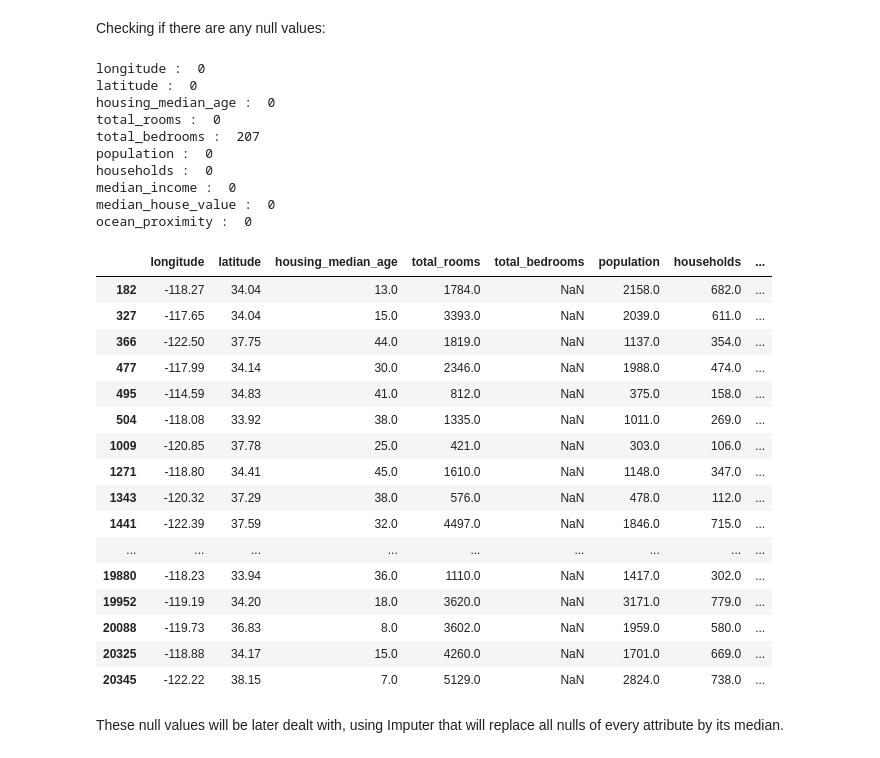
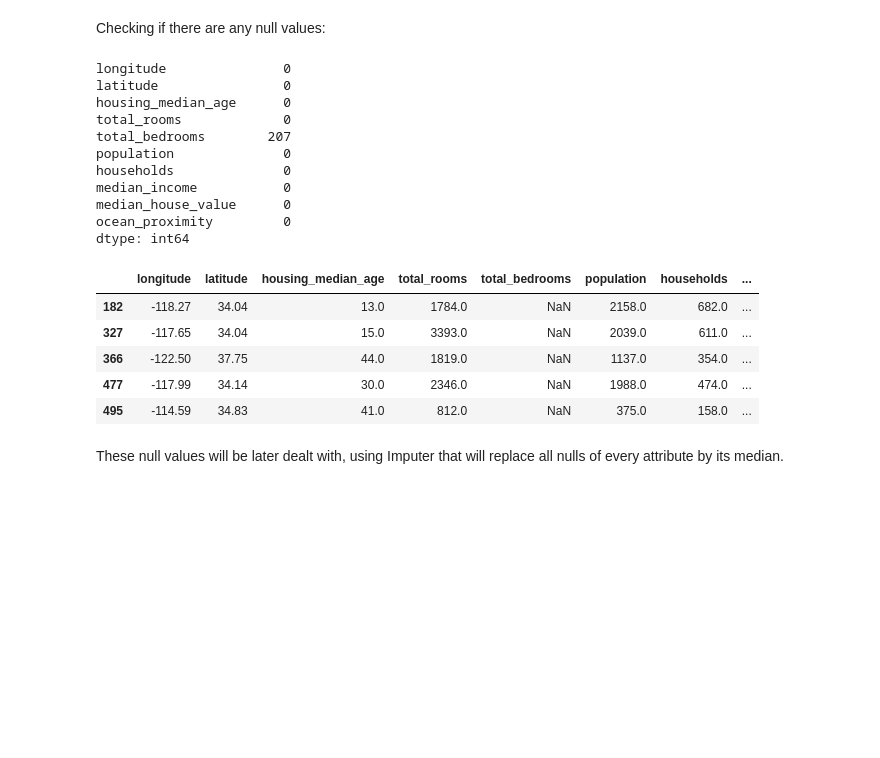
Before and after one commit to szymczy/California-house-price-prediction, a Jupyter notebook: californiahousing_priceprediction.ipynb, the cells around one changed output. Drawn from its saved outputs; the diff is of its cells as text; code cells hidden in the pictures; blank space fills up the shorter version.

```diff
--- a/californiahousing_priceprediction.ipynb
+++ b/californiahousing_priceprediction.ipynb
@@ -64,43 +64,33 @@ housing.describe(exclude=[np.number])
 # %% [markdown]
 Checking if there are any null values:
 # %%
-def get_null_count(housing):
-    for i in housing.columns:
-        print(i,': ',len(housing[housing[i].isnull()][i]))
-
-get_null_count(housing)
+# def get_null_count(housing):
+#     for i in housing.columns:
+#         print(i,': ',len(housing[housing[i].isnull()][i]))
+# get_null_count(housing)
+housing.isnull().sum()
 # %% [output]
-longitude :  0
-latitude :  0
-housing_median_age :  0
-total_rooms :  0
-total_bedrooms :  207
-population :  0
-households :  0
-median_income :  0
-median_house_value :  0
-ocean_proximity :  0
+longitude               0
+latitude                0
+housing_median_age      0
+total_rooms             0
+total_bedrooms        207
+population              0
+households              0
+median_income           0
+median_house_value      0
+ocean_proximity         0
+dtype: int64
 # %%
-pd.set_option('display.max_rows', None)
-housing[housing.isnull().any(axis=1)]
+#pd.set_option('display.max_rows', None) #option to see all the lines with null values
+housing[housing.isnull().any(axis=1)].head()
 # %% [output]
 |  | longitude | latitude | housing_median_age | total_rooms | total_bedrooms | population | households | ... |
 | 182 | -118.27 | 34.04 | 13.0 | 1784.0 | NaN | 2158.0 | 682.0 | ... |
 | 327 | -117.65 | 34.04 | 15.0 | 3393.0 | NaN | 2039.0 | 611.0 | ... |
 | 366 | -122.50 | 37.75 | 44.0 | 1819.0 | NaN | 1137.0 | 354.0 | ... |
 | 477 | -117.99 | 34.14 | 30.0 | 2346.0 | NaN | 1988.0 | 474.0 | ... |
 | 495 | -114.59 | 34.83 | 41.0 | 812.0 | NaN | 375.0 | 158.0 | ... |
-| 504 | -118.08 | 33.92 | 38.0 | 1335.0 | NaN | 1011.0 | 269.0 | ... |
-| 1009 | -120.85 | 37.78 | 25.0 | 421.0 | NaN | 303.0 | 106.0 | ... |
-| 1271 | -118.80 | 34.41 | 45.0 | 1610.0 | NaN | 1148.0 | 347.0 | ... |
-| 1343 | -120.32 | 37.29 | 38.0 | 576.0 | NaN | 478.0 | 112.0 | ... |
-| 1441 | -122.39 | 37.59 | 32.0 | 4497.0 | NaN | 1846.0 | 715.0 | ... |
-| ... | ... | ... | ... | ... | ... | ... | ... | ... |
-| 19880 | -118.23 | 33.94 | 36.0 | 1110.0 | NaN | 1417.0 | 302.0 | ... |
-| 19952 | -119.19 | 34.20 | 18.0 | 3620.0 | NaN | 3171.0 | 779.0 | ... |
-| 20088 | -119.73 | 36.83 | 8.0 | 3602.0 | NaN | 1959.0 | 580.0 | ... |
-| 20325 | -118.88 | 34.17 | 15.0 | 4260.0 | NaN | 1701.0 | 669.0 | ... |
-| 20345 | -122.22 | 38.15 | 7.0 | 5129.0 | NaN | 2824.0 | 738.0 | ... |
 # %% [markdown]
 These null values will be later dealt with, using Imputer that will replace all nulls of every attribute by its median.
 # %% [markdown]
```
Also changed, not shown: parts of 47 cells of this notebook.
